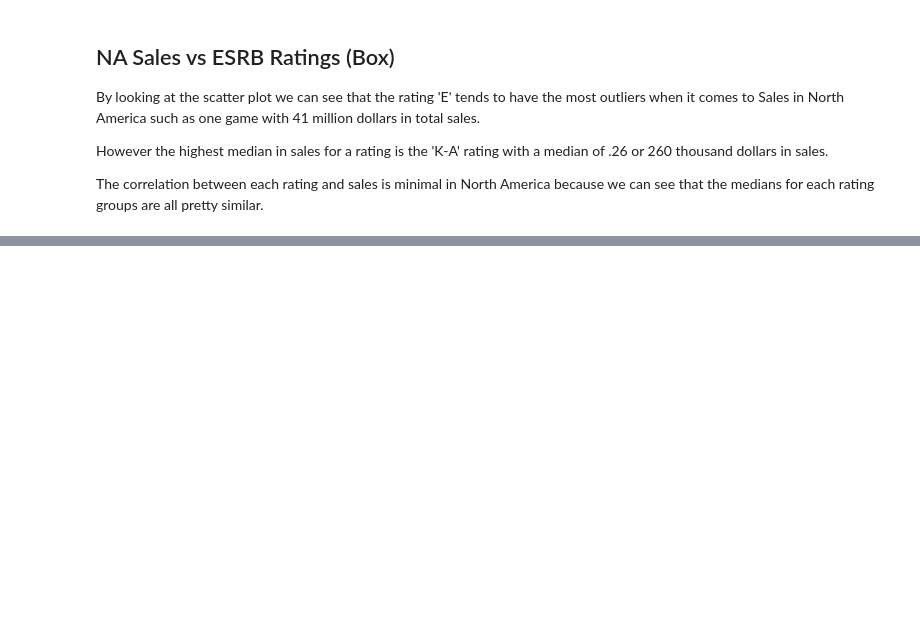
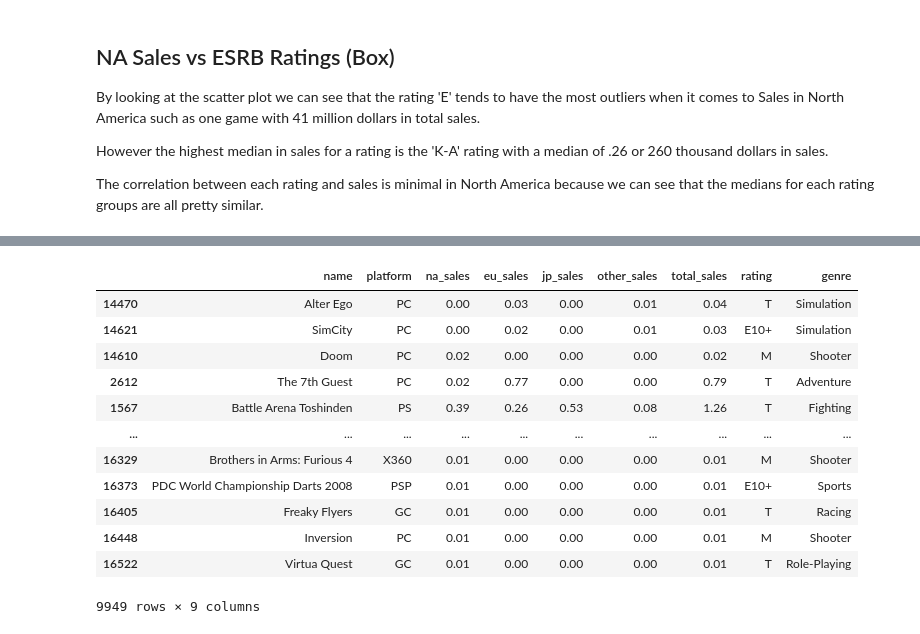
Before and after one commit to oliver-worth/GameStore-Ice-, a Jupyter notebook: IceEda-1.ipynb, the cells around one changed output, grey strips where cells are left out. Drawn from its saved outputs; the diff is of its cells as text; code cells hidden in the pictures; blank space fills up the shorter version.

```diff
--- a/IceEda-1.ipynb
+++ b/IceEda-1.ipynb
@@ -847,0 +894,16 @@ The correlation between each rating and sales is minimal in North America becaus
+# %%
+ratings_df
+# %% [output]
+|  | name | platform | na_sales | eu_sales | jp_sales | other_sales | total_sales | rating | genre |
+| 14470 | Alter Ego | PC | 0.00 | 0.03 | 0.00 | 0.01 | 0.04 | T | Simulation |
+| 14621 | SimCity | PC | 0.00 | 0.02 | 0.00 | 0.01 | 0.03 | E10+ | Simulation |
+| 14610 | Doom | PC | 0.02 | 0.00 | 0.00 | 0.00 | 0.02 | M | Shooter |
+| 2612 | The 7th Guest | PC | 0.02 | 0.77 | 0.00 | 0.00 | 0.79 | T | Adventure |
+| 1567 | Battle Arena Toshinden | PS | 0.39 | 0.26 | 0.53 | 0.08 | 1.26 | T | Fighting |
+| ... | ... | ... | ... | ... | ... | ... | ... | ... | ... |
+| 16329 | Brothers in Arms: Furious 4 | X360 | 0.01 | 0.00 | 0.00 | 0.00 | 0.01 | M | Shooter |
+| 16373 | PDC World Championship Darts 2008 | PSP | 0.01 | 0.00 | 0.00 | 0.00 | 0.01 | E10+ | Sports |
+| 16405 | Freaky Flyers | GC | 0.01 | 0.00 | 0.00 | 0.00 | 0.01 | T | Racing |
+| 16448 | Inversion | PC | 0.01 | 0.00 | 0.00 | 0.00 | 0.01 | M | Shooter |
+| 16522 | Virtua Quest | GC | 0.01 | 0.00 | 0.00 | 0.00 | 0.01 | T | Role-Playing |
+9949 rows × 9 columns
```
Also changed, not shown: parts of 40 cells of this notebook.
